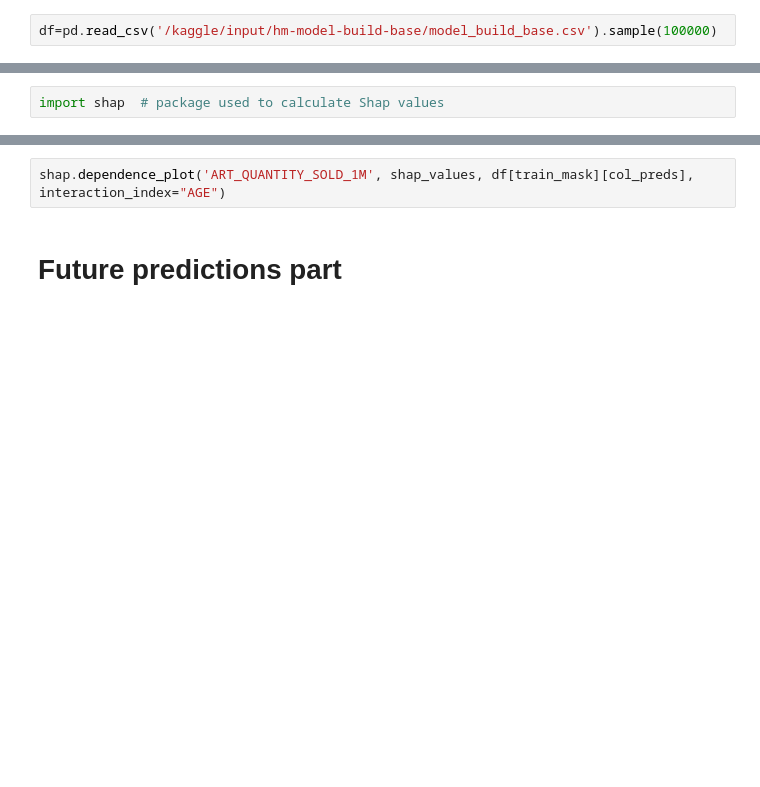
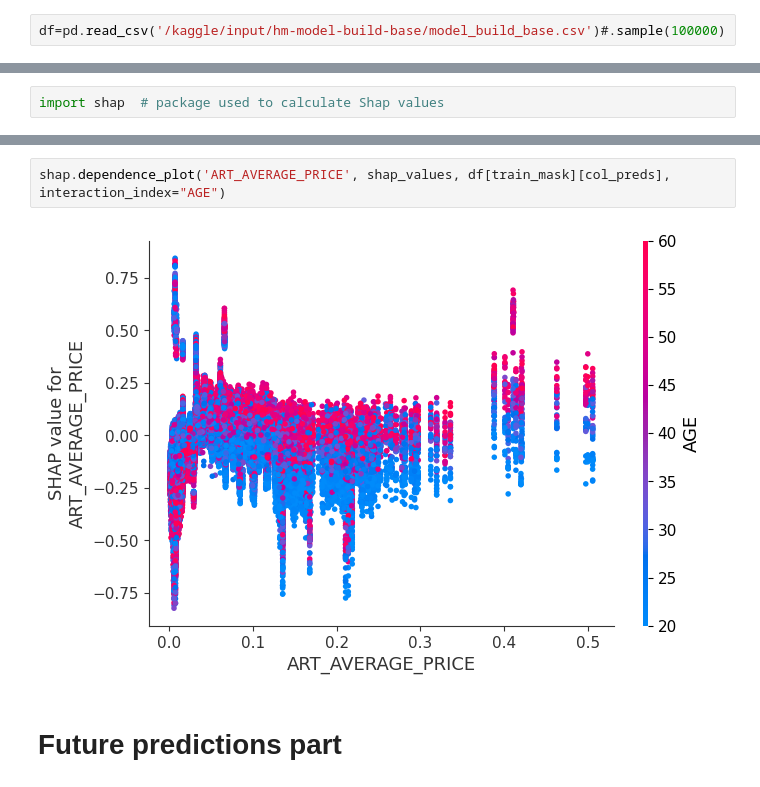
Before and after one commit to Vrboska/Kaggle, a Jupyter notebook: h-m-competition-quick-and-easy-model-build.ipynb, the cells around one changed output, grey strips where cells are left out. Drawn from its saved outputs; the diff is of its cells as text; blank space fills up the shorter version.

Commit message:
Kaggle Notebook | H&M competition->quick and easy model build | Version 18

```diff
--- a/h-m-competition-quick-and-easy-model-build.ipynb
+++ b/h-m-competition-quick-and-easy-model-build.ipynb
@@ -36,7 +53,7 @@ import xgboost as xgb
 # %%
 seed=1234
 # %%
-df=pd.read_csv('/kaggle/input/hm-model-build-base/model_build_base.csv').sample(100000)
+df=pd.read_csv('/kaggle/input/hm-model-build-base/model_build_base.csv')#.sample(100000)
 # %%
 df=df[df['ART_QUANTITY_SOLD_1M']>0]
 # %%
@@ -183,5 +289,7 @@ shap.summary_plot(shap_values, df[train_mask][col_preds])
 # %%
-shap.dependence_plot('ART_QUANTITY_SOLD_1M', shap_values, df[train_mask][col_preds], interaction_index="AGE")
+shap.dependence_plot('ART_AVERAGE_PRICE', shap_values, df[train_mask][col_preds], interaction_index="AGE")
+# %% [output]
+[figure, added]
 # %% [markdown]
 # Future predictions part
 # %% [markdown]
```
Also changed, not shown: parts of 18 cells of this notebook.
